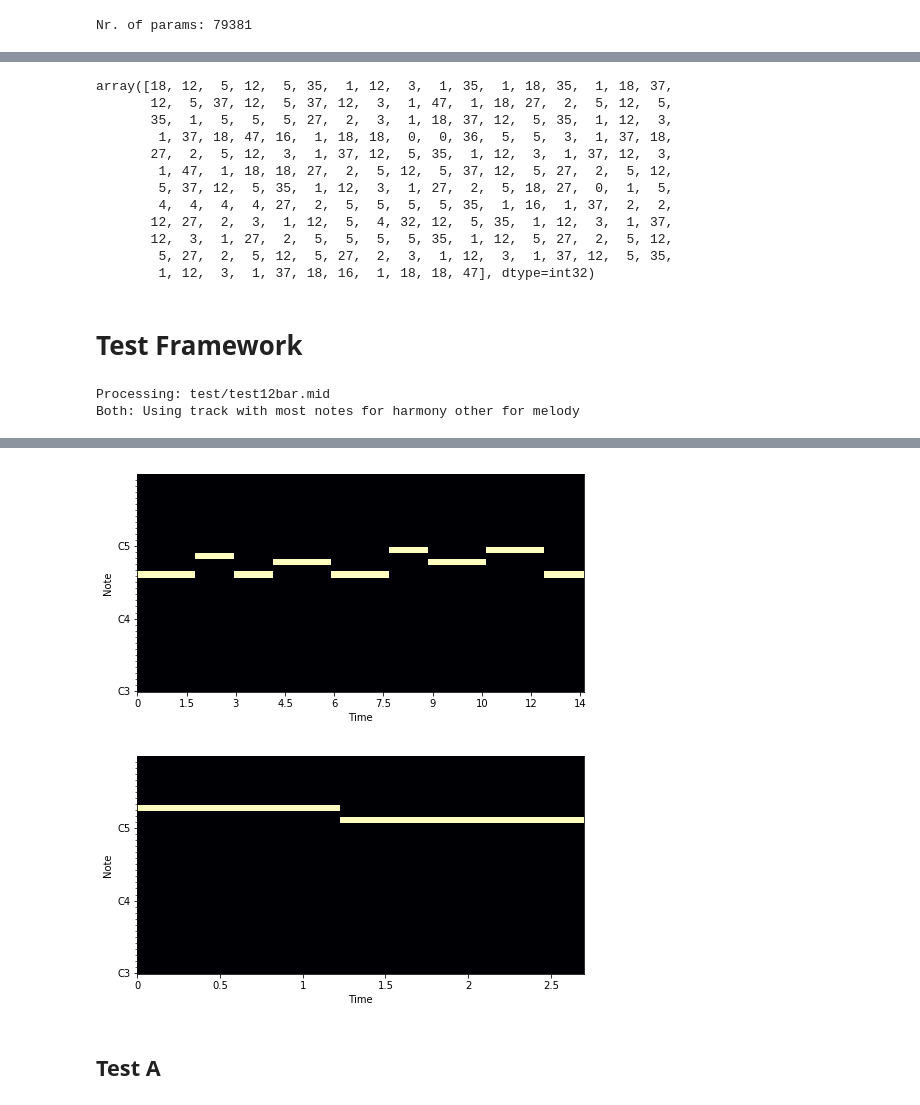
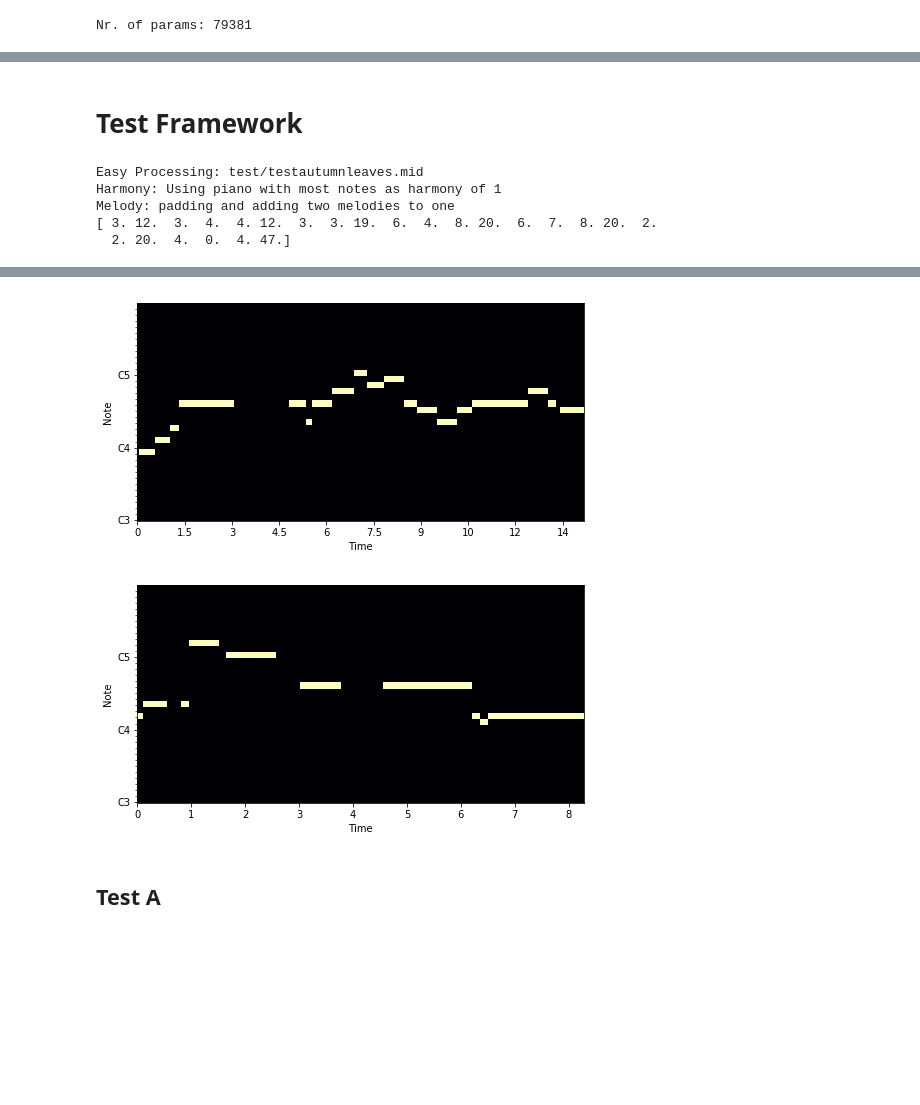
Before and after one commit to pdywilson/jambuddy, a Jupyter notebook: JamBuddyDAC.ipynb, the cells around one changed output, grey strips where cells are left out. Drawn from its saved outputs; the diff is of its cells as text; code cells hidden in the pictures; blank space fills up the shorter version.

```diff
--- a/JamBuddyDAC.ipynb
+++ b/JamBuddyDAC.ipynb
@@ -189,8 +189,8 @@ def oneHot(idx, arraysize):
         ar[idx] = 1
         return ar
 
-def processMidiNew(file):
-    tracks = getMelodyAndHarmonyInstruments(file)
+def processMidi(file):
+    tracks = getMelodyAndHarmony(file)
 
     pmnotes = tracks['melody']
     notes, times = [], []
@@ -200,7 +200,6 @@ def processMidiNew(file):
             notes.append(pause)
             duration = pm.time_to_tick(note.start-currenttime)
             times.append(duration)
-        print(note.pitch-low)
         if note.pitch in range(low,high):
             notes.append(note.pitch - low)
         else:
@@ -425,9 +396,9 @@ Melody: padding and adding two melodies to one
 # %%
 # train/val split
 n = 1000
-n = min(n,datatensor.shape[0])
-data = datatensor[:n]
-labels = labeltensor[:n]
+n = max(n,X.shape[0])
+data = X[:n]
+labels = y[:n]
 
 perm = np.random.permutation(n)
 p = int(0.8*n)
@@ -567,9 +538,10 @@ def train(model, train_loader, val_loader, optim, loss_fn, num_epochs=100):
         hist[t] = loss_curr
         if t%10==0:
             notes = t%50==0
-            acc_train = evaluation(model, train_loader, notes)
-            acc_val = evaluation(model, val_loader, notes=False)
+            acc_train, dacc_train = evaluation(model, train_loader, notes)
+            acc_val, dacc_val = evaluation(model, val_loader, notes=False)
             print("loss: ", np.round(hist[t], 4), "acc_train: ", np.round(acc_train,2), "acc_val: ", np.round(acc_val,2))
+            print("loss: ", np.round(hist[t], 4), "dacc_train: ", np.round(dacc_train,2), "dacc_val: ", np.round(dacc_val,2))
 
     plt.plot(hist, label="Training loss")
     plt.legend()
@@ -578,8 +550,7 @@ def train(model, train_loader, val_loader, optim, loss_fn, num_epochs=100):
 
 def evaluation(model, loader, notes=False):
     model.eval()
-    correct = 0
-    total = 0
+    correct, total, dcorrect, dtotal = 0,0,0,0
     for i, (inputs, labels) in enumerate(loader):
         inputs, labels = inputs.to(device), labels.to(device)
 
@@ -589,16 +560,21 @@ def evaluation(model, loader, notes=False):
         pitch, duration = model(inputs.float())
 
         _, predicted = torch.max(pitch.data, 1)
-        total += labels[:,0].size(0) # TODO: alsocheck time accuracy
+        total += labels[:,0].size(0)
         correct += (predicted == labels[:,0].long()).sum().item()
+
+        _, dpredicted = torch.max(duration.data, 1)
+        dtotal += labels[:,1].size(0)
+        dcorrect += (dpredicted == labels[:,1].long()).sum().item()
 
         if notes and i == 0:
             print(predicted)
             print(labels[:,0])
 
     acc = int(100 * correct / total)
+    dacc = int(100 * dcorrect / dtotal)
     model.train()
-    return acc
+    return acc, dacc
 # %% [markdown]
 # Training
 # %% [markdown]
@@ -654,18 +631,3 @@ loss:  8.3423 acc_train:  84 acc_val:  60
-# %%
-times
-# %% [output]
-array([18, 12,  5, 12,  5, 35,  1, 12,  3,  1, 35,  1, 18, 35,  1, 18, 37,
-       12,  5, 37, 12,  5, 37, 12,  3,  1, 47,  1, 18, 27,  2,  5, 12,  5,
-       35,  1,  5,  5,  5, 27,  2,  3,  1, 18, 37, 12,  5, 35,  1, 12,  3,
-        1, 37, 18, 47, 16,  1, 18, 18,  0,  0, 36,  5,  5,  3,  1, 37, 18,
-       27,  2,  5, 12,  3,  1, 37, 12,  5, 35,  1, 12,  3,  1, 37, 12,  3,
-        1, 47,  1, 18, 18, 27,  2,  5, 12,  5, 37, 12,  5, 27,  2,  5, 12,
-        5, 37, 12,  5, 35,  1, 12,  3,  1, 27,  2,  5, 18, 27,  0,  1,  5,
-        4,  4,  4,  4, 27,  2,  5,  5,  5,  5, 35,  1, 16,  1, 37,  2,  2,
-       12, 27,  2,  3,  1, 12,  5,  4, 32, 12,  5, 35,  1, 12,  3,  1, 37,
-       12,  3,  1, 27,  2,  5,  5,  5,  5, 35,  1, 12,  5, 27,  2,  5, 12,
-        5, 27,  2,  5, 12,  5, 27,  2,  3,  1, 12,  3,  1, 37, 12,  5, 35,
-        1, 12,  3,  1, 37, 18, 16,  1, 18, 18, 47], dtype=int32)
 # %% [markdown]
 # Test Framework
 # %%
@@ -745,23 +707,27 @@ def plotPianoRoll(file, netout='netout', realout='realout'):
     notes, times, chords = processMidi(file)
 
     _, labels = getInputSequences(notes,times,chords,encodingDict)
-    pianoroll = getPianoRoll(labels[:200,0],labels[:200,1])
+    pianoroll = getPianoRoll(labels[:,0],labels[:,1])
 
     pitches, durations = getPredictedNotes(notes, times, chords)
     pianoroll2 = getPianoRoll(pitches, durations)
 
+    print(durations)
     getPlotAndSound(pianoroll, netout)
     getPlotAndSound(pianoroll2, realout)
 # %%
-file = 'test/test12bar.mid'
+file = 'test/testautumnleaves.mid'
 plotPianoRoll(file, 'netout', 'realout')
 # %% [output]
-Processing: test/test12bar.mid
-Both: Using track with most notes for harmony other for melody
+Easy Processing: test/testautumnleaves.mid
+Harmony: Using piano with most notes as harmony of 1
+Melody: padding and adding two melodies to one
+[ 3. 12.  3.  4.  4. 12.  3.  3. 19.  6.  4.  8. 20.  6.  7.  8. 20.  2.
+  2. 20.  4.  0.  4. 47.]
 [interactive output not drawn]
 [interactive output not drawn]
-[figure, old version]
+[figure, new version]
-[figure, old version]
+[figure, new version]
 # %% [markdown]
 ## Test A
 # %%
```
Also changed, not shown: parts of 4 cells of this notebook.
